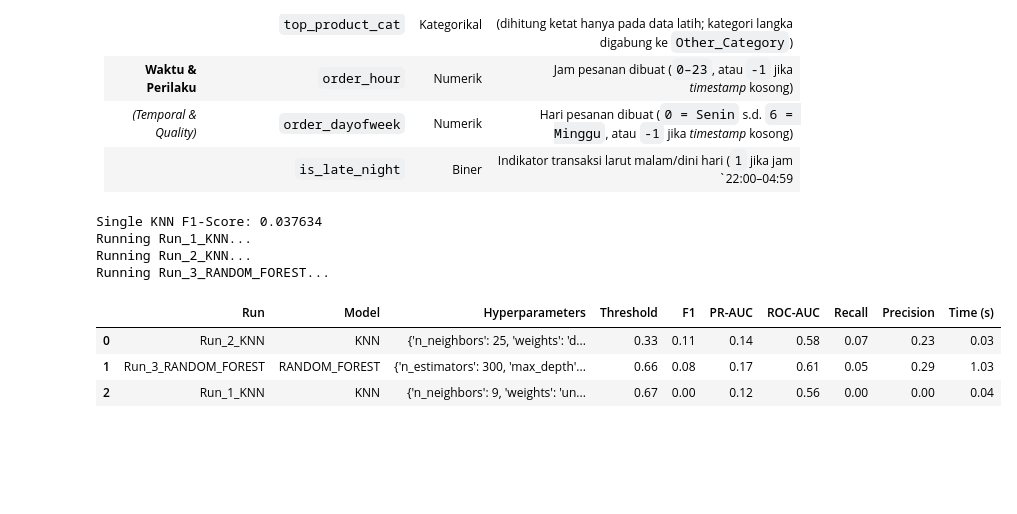
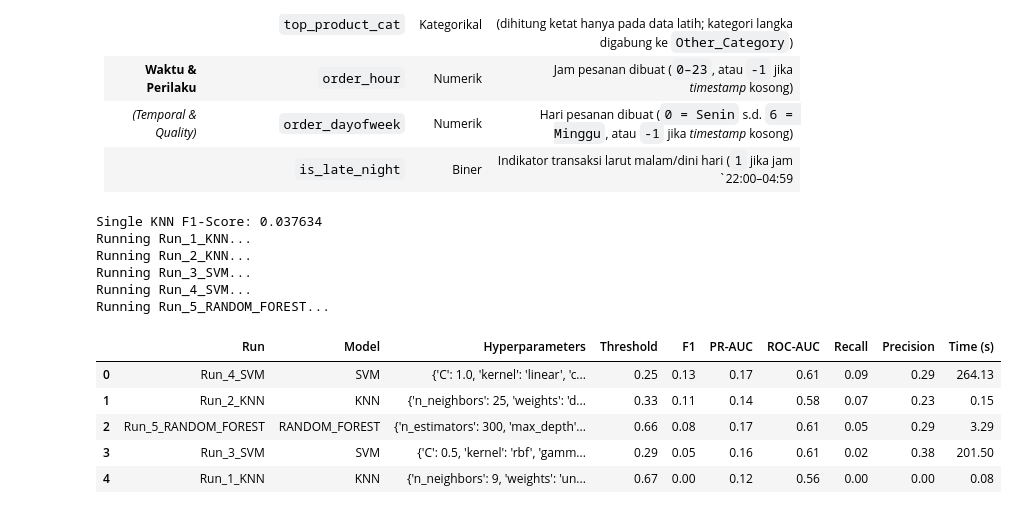
Before and after one commit to Morxidia/17_IF-B_wkwkwk, a Jupyter notebook: main.ipynb, the cells around one changed output. Drawn from its saved outputs; the diff is of its cells as text; code cells hidden in the pictures; blank space fills up the shorter version.

```diff
--- a/main.ipynb
+++ b/main.ipynb
@@ -952,39 +952,43 @@ df = prep.load_and_clean_data("./dataset/all_months_clean.csv")
 # Examples:
 # splits = get_temporal_splits(df, val_months=2, test_months=2) # custom:  last 2m Test, prior 2m Val
 splits = prep.get_temporal_splits(df)
 
 # Option A: Run just ONE model easily
 knn_result = model.run_model("knn", splits, n_neighbors=15, weights="distance")
 print("Single KNN F1-Score:", knn_result["F1_Score"])
 
 # Option B: Compare multiple KNN and SVM settings in one table
 # ini klo mau multi model run langsung dalam satu kode, hyperparameter di setup dulu
 experiments = [
     # KNN
     ("knn", {"n_neighbors": 9,  "weights": "uniform",  "metric": "manhattan", "n_jobs": -1}),
     ("knn", {"n_neighbors": 25, "weights": "distance", "metric": "manhattan", "n_jobs": -1}),
     # ("knn", {"n_neighbors": 35, "weights": "distance", "metric": "cosine",    "n_jobs": -1}),
 
     # SVM
-    # ("svm", {"C": 0.5, "kernel": "rbf",    "gamma": "scale", "class_weight": "balanced", "random_state": 42}),
-    # ("svm", {"C": 1.0, "kernel": "linear",                   "class_weight": "balanced", "random_state": 42}),
+    ("svm", {"C": 0.5, "kernel": "rbf",    "gamma": "scale", "class_weight": "balanced", "random_state": 42}),
+    ("svm", {"C": 1.0, "kernel": "linear",                   "class_weight": "balanced", "random_state": 42}),
 
     # Random Forest
     ("random_forest", {"n_estimators": 300, "max_depth": 10, "min_samples_leaf": 5,  "max_features": "sqrt"}),
     # ("random_forest", {"n_estimators": 400, "max_depth": 14, "min_samples_leaf": 10, "max_features": 0.5}),
 ]
 # trus di run make function compare models, untuk source nya liat di src/modeling
 summary_df, all_artifacts = model.compare_models(experiments, splits, min_precision=0.30)
 display(summary_df)
 # %% [output]
 Single KNN F1-Score: 0.037634
 Running Run_1_KNN...
 Running Run_2_KNN...
-Running Run_3_RANDOM_FOREST...
+Running Run_3_SVM...
+Running Run_4_SVM...
+Running Run_5_RANDOM_FOREST...
 |  | Run | Model | Hyperparameters | Threshold | F1 | PR-AUC | ROC-AUC | Recall | Precision | Time (s) |
-| 0 | Run_2_KNN | KNN | {'n_neighbors': 25, 'weights': 'd... | 0.33 | 0.11 | 0.14 | 0.58 | 0.07 | 0.23 | 0.03 |
-| 1 | Run_3_RANDOM_FOREST | RANDOM_FOREST | {'n_estimators': 300, 'max_depth'... | 0.66 | 0.08 | 0.17 | 0.61 | 0.05 | 0.29 | 1.03 |
-| 2 | Run_1_KNN | KNN | {'n_neighbors': 9, 'weights': 'un... | 0.67 | 0.00 | 0.12 | 0.56 | 0.00 | 0.00 | 0.04 |
+| 0 | Run_4_SVM | SVM | {'C': 1.0, 'kernel': 'linear', 'c... | 0.25 | 0.13 | 0.17 | 0.61 | 0.09 | 0.29 | 264.13 |
+| 1 | Run_2_KNN | KNN | {'n_neighbors': 25, 'weights': 'd... | 0.33 | 0.11 | 0.14 | 0.58 | 0.07 | 0.23 | 0.15 |
+| 2 | Run_5_RANDOM_FOREST | RANDOM_FOREST | {'n_estimators': 300, 'max_depth'... | 0.66 | 0.08 | 0.17 | 0.61 | 0.05 | 0.29 | 3.29 |
+| 3 | Run_3_SVM | SVM | {'C': 0.5, 'kernel': 'rbf', 'gamm... | 0.29 | 0.05 | 0.16 | 0.61 | 0.02 | 0.38 | 201.50 |
+| 4 | Run_1_KNN | KNN | {'n_neighbors': 9, 'weights': 'un... | 0.67 | 0.00 | 0.12 | 0.56 | 0.00 | 0.00 | 0.08 |
 # %%
 import pandas as pd
 import matplotlib.pyplot as plt
```
Also changed, not shown: parts of 14 cells of this notebook, 2 other files.
